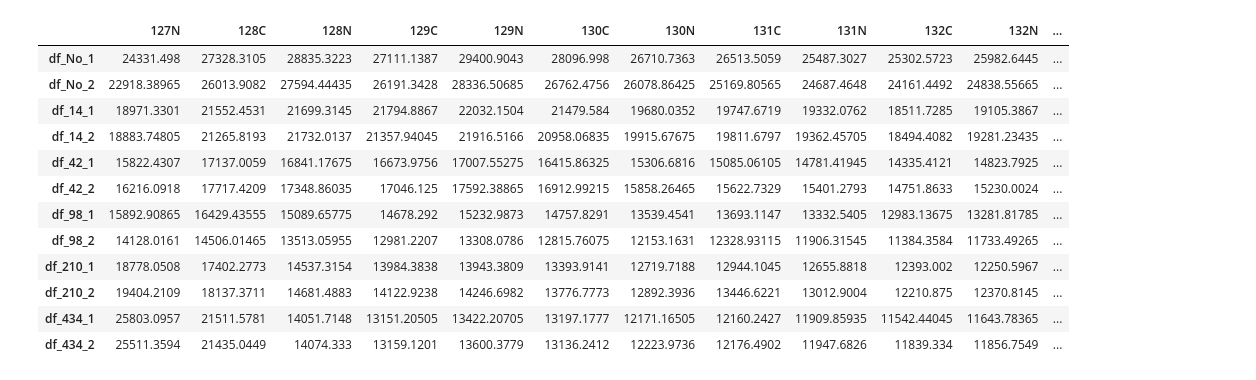
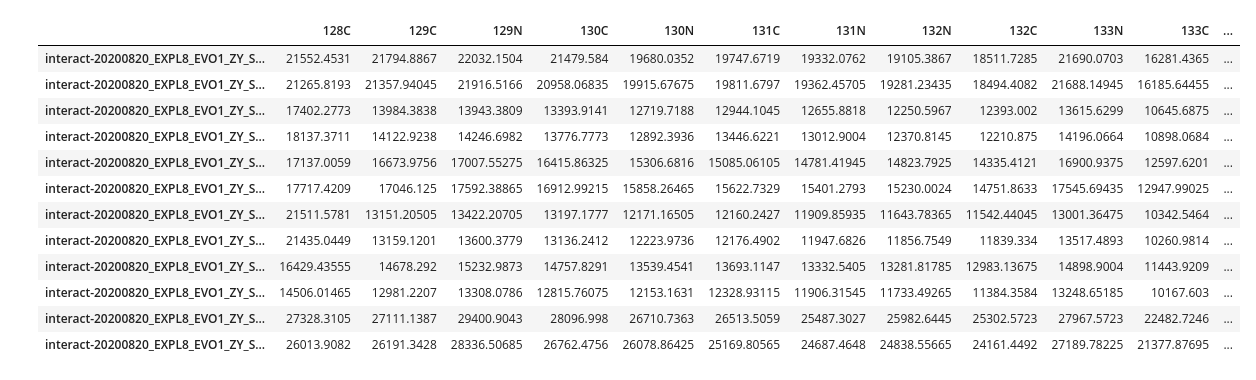
Before and after one commit to PayneLab/TMT_QC, a Jupyter notebook: Variance from Median.ipynb, the cells around one changed output. Drawn from its saved outputs; the diff is of its cells as text; code cells hidden in the pictures.

```diff
--- a/Variance from Median.ipynb
+++ b/Variance from Median.ipynb
@@ -5,6 +5,7 @@ import statistics as st
 import matplotlib
 import matplotlib.pyplot as plt
 import seaborn as sns
+import re
 
 dataset_id = "PXD027742" # Indicate Dataset Here
 
@@ -14,56 +15,44 @@ identifier = "434x Carrier"
 
 psm_df = pd.read_csv(filepath, delimiter = "\t")
 
+psm_df = psm_df.loc[psm_df["PeptideProphet Probability"] > 0.95]
 
-psm_df = psm_df.loc[psm_df["PeptideProphet Probability"] > 0.95]
+psm_df["File_Name"] = psm_df["Spectrum File"].str.extract(r"^(?:.+\\)*(.+)\.pep\.xml$")
+
+datasets = psm_df["File_Name"].unique()
+
+print(datasets)
 
 # psm_df = psm_df.drop(["126", "127N", "127C"], axis=1)
 
-psm_df = pd.melt(psm_df, id_vars=["Spectrum File"], value_vars=["126","127N","127C","128C","128N","129C","129N","130C",
+psm_df = psm_df.rename(columns={'sample-01': '126', 'sample-02': '127C', 'sample-03': '127N', 'sample-04': '128C', 'sample-05': '128N',
+                               'sample-06': '129C', 'sample-07': '129N', 'sample-08': '130C', 'sample-09': '130N', 'sample-10': '131C', 'sample-11': '131N',
+                               'sample-12': '132C', 'sample-13': '132N', 'sample-14': '133C', 'sample-15': '133N', 'sample-16': '134N'})
+
+psm_df = pd.melt(psm_df, id_vars=["File_Name"], value_vars=["126","127N","127C","128C","128N","129C","129N","130C",
                                                                 "130N","131C","131N","132C","132N","133C","133N","134N"])
 
-df_No_1 = psm_df.loc[psm_df["Spectrum File"] == "D:\\Users\\PCL_user\\Mass_Spec\\data\\TMT_sc_data\\Datasets\\PXD027742\\output\\interact-20200820_EXPL8_EVO1_ZY_SA_44min_TMT_No126_100pg_AGC300_1.pep.xml"]
-df_No_2 = psm_df.loc[psm_df["Spectrum File"] == "D:\\Users\\PCL_user\\Mass_Spec\\data\\TMT_sc_data\\Datasets\\PXD027742\\output\\interact-20200820_EXPL8_EVO1_ZY_SA_44min_TMT_No126_100pg_AGC300_2.pep.xml"]
-df_14_1 = psm_df.loc[psm_df["Spectrum File"] == "D:\\Users\\PCL_user\\Mass_Spec\\data\\TMT_sc_data\\Datasets\\PXD027742\\output\\interact-20200820_EXPL8_EVO1_ZY_SA_44min_TMT_H14_100pg_AGC300_1.pep.xml"]
-df_14_2 = psm_df.loc[psm_df["Spectrum File"] == "D:\\Users\\PCL_user\\Mass_Spec\\data\\TMT_sc_data\\Datasets\\PXD027742\\output\\interact-20200820_EXPL8_EVO1_ZY_SA_44min_TMT_H14_100pg_AGC300_2.pep.xml"]
-df_42_1 = psm_df.loc[psm_df["Spectrum File"] == "D:\\Users\\PCL_user\\Mass_Spec\\data\\TMT_sc_data\\Datasets\\PXD027742\\output\\interact-20200820_EXPL8_EVO1_ZY_SA_44min_TMT_H42_100pg_AGC300_1.pep.xml"]
-df_42_2 = psm_df.loc[psm_df["Spectrum File"] == "D:\\Users\\PCL_user\\Mass_Spec\\data\\TMT_sc_data\\Datasets\\PXD027742\\output\\interact-20200820_EXPL8_EVO1_ZY_SA_44min_TMT_H42_100pg_AGC300_2.pep.xml"]
-df_98_1 = psm_df.loc[psm_df["Spectrum File"] == "D:\\Users\\PCL_user\\Mass_Spec\\data\\TMT_sc_data\\Datasets\\PXD027742\\output\\interact-20200820_EXPL8_EVO1_ZY_SA_44min_TMT_H98_100pg_AGC300_1.pep.xml"]
-df_98_2 = psm_df.loc[psm_df["Spectrum File"] == "D:\\Users\\PCL_user\\Mass_Spec\\data\\TMT_sc_data\\Datasets\\PXD027742\\output\\interact-20200820_EXPL8_EVO1_ZY_SA_44min_TMT_H98_100pg_AGC300_2.pep.xml"]
-df_210_1 = psm_df.loc[psm_df["Spectrum File"] == "D:\\Users\\PCL_user\\Mass_Spec\\data\\TMT_sc_data\\Datasets\\PXD027742\\output\\interact-20200820_EXPL8_EVO1_ZY_SA_44min_TMT_H210_100pg_AGC300_1.pep.xml"]
-df_210_2 = psm_df.loc[psm_df["Spectrum File"] == "D:\\Users\\PCL_user\\Mass_Spec\\data\\TMT_sc_data\\Datasets\\PXD027742\\output\\interact-20200820_EXPL8_EVO1_ZY_SA_44min_TMT_H210_100pg_AGC300_2.pep.xml"]
-df_434_1 = psm_df.loc[psm_df["Spectrum File"] == "D:\\Users\\PCL_user\\Mass_Spec\\data\\TMT_sc_data\\Datasets\\PXD027742\\output\\interact-20200820_EXPL8_EVO1_ZY_SA_44min_TMT_H434_100pg_AGC300_1.pep.xml"]
-df_434_2 = psm_df.loc[psm_df["Spectrum File"] == "D:\\Users\\PCL_user\\Mass_Spec\\data\\TMT_sc_data\\Datasets\\PXD027742\\output\\interact-20200820_EXPL8_EVO1_ZY_SA_44min_TMT_H434_100pg_AGC300_2.pep.xml"]
+data_dict = {}
+for dataset in datasets:
+    data_dict[dataset] = psm_df.loc[psm_df["File_Name"] == dataset]
 
-# median_No_1 = df_No_1['value'].median()
-# median_No_2 = df_No_2['value'].median()
-# median_14_1 = df_14_1['value'].median()
-# median_14_2 = df_14_2['value'].median()
-# median_42_1 = df_42_1['value'].median()
-# median_42_2 = df_42_2['value'].median()
-# median_98_1 = df_98_1['value'].median()
-# median_98_2 = df_98_2['value'].median()
-# median_210_1 = df_210_1['value'].median()
-# median_210_2 = df_210_2['value'].median()
-# median_434_1 = df_434_1['value'].median()
-# median_434_2 = df_434_2['value'].median()
-
-# all_medians = [median_No_1, median_No_2, median_14_1, median_14_2, median_42_1, median_42_2, median_98_1, median_98_2, median_210_1, median_210_2, median_434_1, median_434_2]
-
-# median_of_medians = st.median(all_medians)
-datasets = ["df_No_1", "df_No_2", "df_14_1", "df_14_2", "df_42_1", "df_42_2", "df_98_1", "df_98_2", "df_210_1", "df_210_2", "df_434_1", "df_434_2"]
-channels = ["127N","128C","128N","129C","129N","130C","130N","131C","131N","132C","132N","133C","133N","134N"] #Excluding 126 and 127C because
+channels = ["128C","129C","129N","130C","130N","131C","131N","132N","132C","133N","133C","134N"] #Excluding 126 and 127C because
+c_channels = ["128C","129C","130C","131C"]
+n_channels = ["129N","130N","131N","132N"]
 medians_df = pd.DataFrame(index=datasets, columns=channels)
 
 
 for dataset in datasets:
+    curr_df =  data_dict[dataset]
     for channel in channels:
-        curr_df =  vars()[dataset]
-        curr_df = curr_df.loc[curr_df["variable"] == channel]
-        medians_df.at[dataset, channel] = curr_df['value'].median()
+        chan_df = curr_df.loc[curr_df["variable"] == channel]
+        medians_df.at[dataset, channel] = chan_df['value'].median()
 
 medians_df['Median'] = medians_df[channels].median(axis=1)
+medians_df['C_Median'] = medians_df[c_channels].median(axis=1)
+medians_df['N_Median'] = medians_df[n_channels].median(axis=1)
 
+# psm_df
 medians_df
 
 # psm_df["value"] = psm_df["value"].apply(np.log10)
@@ -72,16 +73,16 @@ medians_df
-|  | 127N | 128C | 128N | 129C | 129N | 130C | 130N | 131C | 131N | 132C | 132N | ... |
-| df_No_1 | 24331.498 | 27328.3105 | 28835.3223 | 27111.1387 | 29400.9043 | 28096.998 | 26710.7363 | 26513.5059 | 25487.3027 | 25302.5723 | 25982.6445 | ... |
-| df_No_2 | 22918.38965 | 26013.9082 | 27594.44435 | 26191.3428 | 28336.50685 | 26762.4756 | 26078.86425 | 25169.80565 | 24687.4648 | 24161.4492 | 24838.55665 | ... |
-| df_14_1 | 18971.3301 | 21552.4531 | 21699.3145 | 21794.8867 | 22032.1504 | 21479.584 | 19680.0352 | 19747.6719 | 19332.0762 | 18511.7285 | 19105.3867 | ... |
-| df_14_2 | 18883.74805 | 21265.8193 | 21732.0137 | 21357.94045 | 21916.5166 | 20958.06835 | 19915.67675 | 19811.6797 | 19362.45705 | 18494.4082 | 19281.23435 | ... |
-| df_42_1 | 15822.4307 | 17137.0059 | 16841.17675 | 16673.9756 | 17007.55275 | 16415.86325 | 15306.6816 | 15085.06105 | 14781.41945 | 14335.4121 | 14823.7925 | ... |
-| df_42_2 | 16216.0918 | 17717.4209 | 17348.86035 | 17046.125 | 17592.38865 | 16912.99215 | 15858.26465 | 15622.7329 | 15401.2793 | 14751.8633 | 15230.0024 | ... |
-| df_98_1 | 15892.90865 | 16429.43555 | 15089.65775 | 14678.292 | 15232.9873 | 14757.8291 | 13539.4541 | 13693.1147 | 13332.5405 | 12983.13675 | 13281.81785 | ... |
-| df_98_2 | 14128.0161 | 14506.01465 | 13513.05955 | 12981.2207 | 13308.0786 | 12815.76075 | 12153.1631 | 12328.93115 | 11906.31545 | 11384.3584 | 11733.49265 | ... |
-| df_210_1 | 18778.0508 | 17402.2773 | 14537.3154 | 13984.3838 | 13943.3809 | 13393.9141 | 12719.7188 | 12944.1045 | 12655.8818 | 12393.002 | 12250.5967 | ... |
-| df_210_2 | 19404.2109 | 18137.3711 | 14681.4883 | 14122.9238 | 14246.6982 | 13776.7773 | 12892.3936 | 13446.6221 | 13012.9004 | 12210.875 | 12370.8145 | ... |
-| df_434_1 | 25803.0957 | 21511.5781 | 14051.7148 | 13151.20505 | 13422.20705 | 13197.1777 | 12171.16505 | 12160.2427 | 11909.85935 | 11542.44045 | 11643.78365 | ... |
-| df_434_2 | 25511.3594 | 21435.0449 | 14074.333 | 13159.1201 | 13600.3779 | 13136.2412 | 12223.9736 | 12176.4902 | 11947.6826 | 11839.334 | 11856.7549 | ... |
+|  | 128C | 129C | 129N | 130C | 130N | 131C | 131N | 132N | 132C | 133N | 133C | ... |
+| interact-20200820_EXPL8_EVO1_ZY_S... | 21552.4531 | 21794.8867 | 22032.1504 | 21479.584 | 19680.0352 | 19747.6719 | 19332.0762 | 19105.3867 | 18511.7285 | 21690.0703 | 16281.4365 | ... |
+| interact-20200820_EXPL8_EVO1_ZY_S... | 21265.8193 | 21357.94045 | 21916.5166 | 20958.06835 | 19915.67675 | 19811.6797 | 19362.45705 | 19281.23435 | 18494.4082 | 21688.14945 | 16185.64455 | ... |
+| interact-20200820_EXPL8_EVO1_ZY_S... | 17402.2773 | 13984.3838 | 13943.3809 | 13393.9141 | 12719.7188 | 12944.1045 | 12655.8818 | 12250.5967 | 12393.002 | 13615.6299 | 10645.6875 | ... |
+| interact-20200820_EXPL8_EVO1_ZY_S... | 18137.3711 | 14122.9238 | 14246.6982 | 13776.7773 | 12892.3936 | 13446.6221 | 13012.9004 | 12370.8145 | 12210.875 | 14196.0664 | 10898.0684 | ... |
+| interact-20200820_EXPL8_EVO1_ZY_S... | 17137.0059 | 16673.9756 | 17007.55275 | 16415.86325 | 15306.6816 | 15085.06105 | 14781.41945 | 14823.7925 | 14335.4121 | 16900.9375 | 12597.6201 | ... |
+| interact-20200820_EXPL8_EVO1_ZY_S... | 17717.4209 | 17046.125 | 17592.38865 | 16912.99215 | 15858.26465 | 15622.7329 | 15401.2793 | 15230.0024 | 14751.8633 | 17545.69435 | 12947.99025 | ... |
+| interact-20200820_EXPL8_EVO1_ZY_S... | 21511.5781 | 13151.20505 | 13422.20705 | 13197.1777 | 12171.16505 | 12160.2427 | 11909.85935 | 11643.78365 | 11542.44045 | 13001.36475 | 10342.5464 | ... |
+| interact-20200820_EXPL8_EVO1_ZY_S... | 21435.0449 | 13159.1201 | 13600.3779 | 13136.2412 | 12223.9736 | 12176.4902 | 11947.6826 | 11856.7549 | 11839.334 | 13517.4893 | 10260.9814 | ... |
+| interact-20200820_EXPL8_EVO1_ZY_S... | 16429.43555 | 14678.292 | 15232.9873 | 14757.8291 | 13539.4541 | 13693.1147 | 13332.5405 | 13281.81785 | 12983.13675 | 14898.9004 | 11443.9209 | ... |
+| interact-20200820_EXPL8_EVO1_ZY_S... | 14506.01465 | 12981.2207 | 13308.0786 | 12815.76075 | 12153.1631 | 12328.93115 | 11906.31545 | 11733.49265 | 11384.3584 | 13248.65185 | 10167.603 | ... |
+| interact-20200820_EXPL8_EVO1_ZY_S... | 27328.3105 | 27111.1387 | 29400.9043 | 28096.998 | 26710.7363 | 26513.5059 | 25487.3027 | 25982.6445 | 25302.5723 | 27967.5723 | 22482.7246 | ... |
+| interact-20200820_EXPL8_EVO1_ZY_S... | 26013.9082 | 26191.3428 | 28336.50685 | 26762.4756 | 26078.86425 | 25169.80565 | 24687.4648 | 24838.55665 | 24161.4492 | 27189.78225 | 21377.87695 | ... |
 # %%
 variance_df = pd.DataFrame(index=datasets, columns=channels)
 
```
Also changed, not shown: parts of 4 cells of this notebook, 42 other files.
